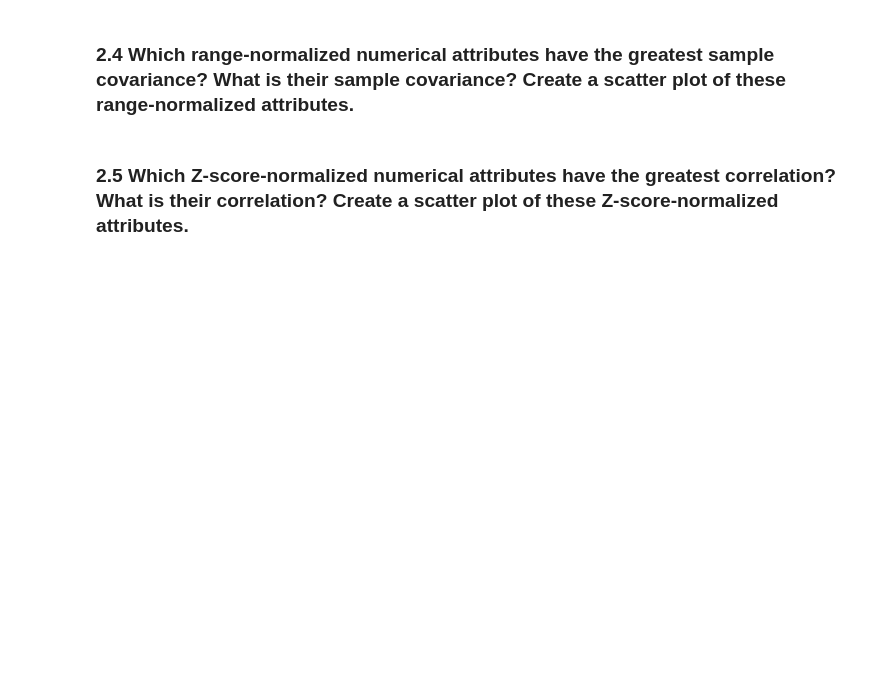
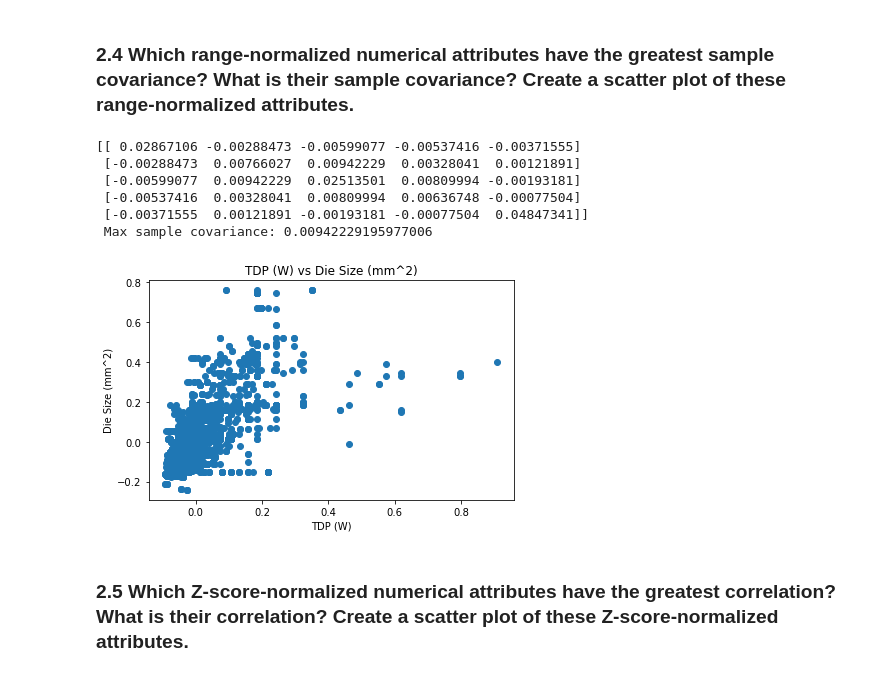
Before and after one commit to CodeAX2/csci-550-project1, a Jupyter notebook: Project1.ipynb, the cells around one changed output. Saved outputs shown, nothing was run; the diff lists cells and outputs as text; code cells hidden in the pictures; blank space fills up the shorter version.

```diff
--- a/Project1.ipynb
+++ b/Project1.ipynb
@@ -100,5 +100,31 @@ for i in range(np.shape(np_df)[1]):
 [figure]
 # %% [markdown]
 ### 2.4 Which range-normalized numerical attributes have the greatest sample covariance? What is their sample covariance? Create a scatter plot of these range-normalized attributes.
+# %%
+from sklearn.preprocessing import MinMaxScaler
+import copy
+normalized_df = MinMaxScaler().fit_transform(np_df)
+normalized_df = normalized_df - np.mean(normalized_df,axis=0)
+cov_matrix = np.cov(normalized_df.T)
+cov_only = copy.copy(cov_matrix); np.fill_diagonal(cov_only,0)
+max_cov = cov_matrix.flat[np.abs(cov_only).argmax()]
+print(cov_matrix,"\n Max sample covariance:",max_cov)
+x,y = np.where(abs(cov_matrix) == max_cov)[0]
+
+Title = titles[x]+" vs "+titles[y]
+plt.figure()
+plt.scatter(normalized_df[:,x],normalized_df[:,y])
+plt.title(Title);plt.xlabel(titles[x]);plt.ylabel(titles[y])
+plt.tight_layout()
+plt.show()
+plt.close()
+# %% [output]
+[[ 0.02867106 -0.00288473 -0.00599077 -0.00537416 -0.00371555]
+ [-0.00288473  0.00766027  0.00942229  0.00328041  0.00121891]
+ [-0.00599077  0.00942229  0.02513501  0.00809994 -0.00193181]
+ [-0.00537416  0.00328041  0.00809994  0.00636748 -0.00077504]
+ [-0.00371555  0.00121891 -0.00193181 -0.00077504  0.04847341]]
+ Max sample covariance: 0.00942229195977006
+[figure, added]
 # %% [markdown]
 ### 2.5 Which Z-score-normalized numerical attributes have the greatest correlation? What is their correlation? Create a scatter plot of these Z-score-normalized attributes.
```
Also changed, not shown: parts of 3 cells of this notebook.
